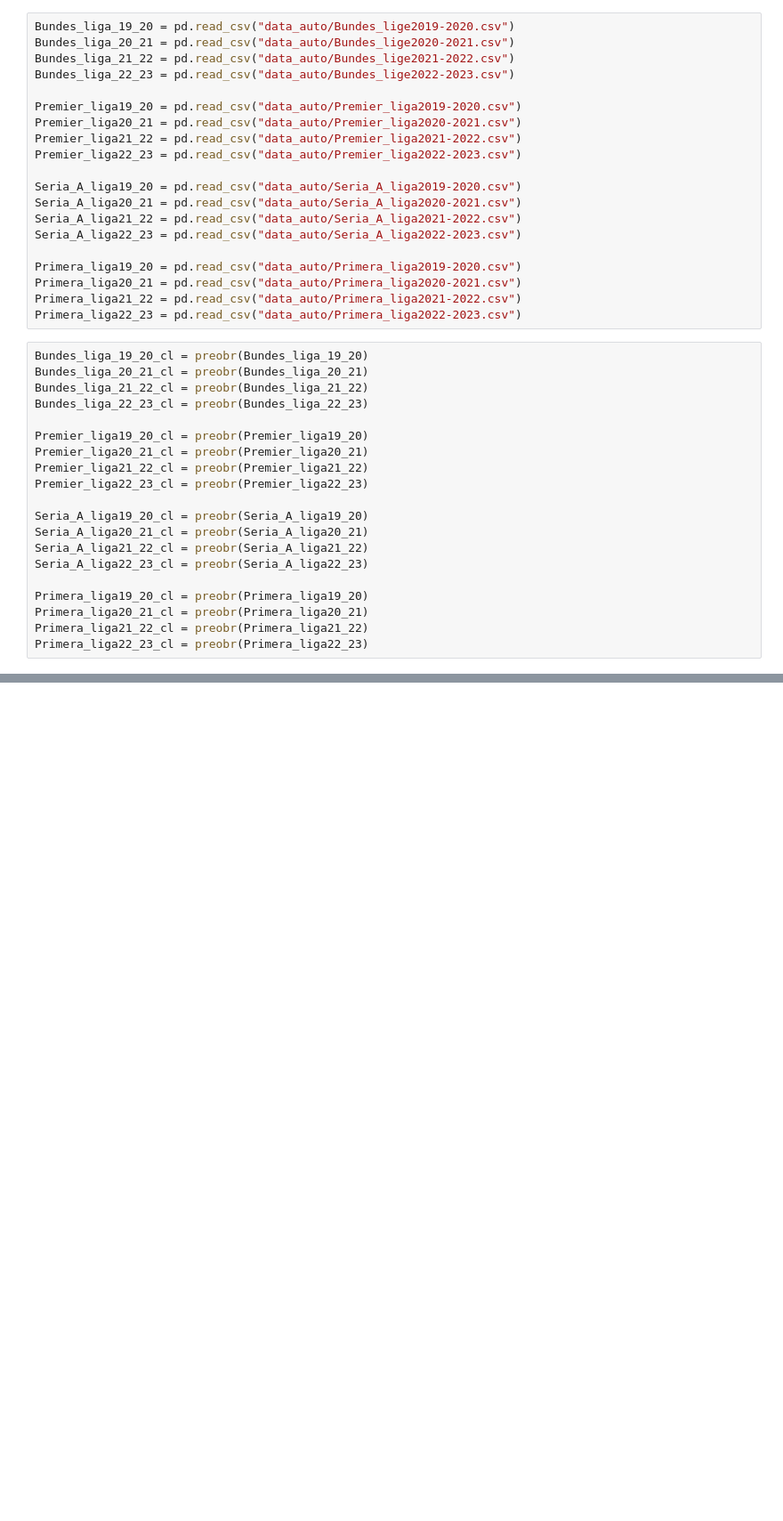
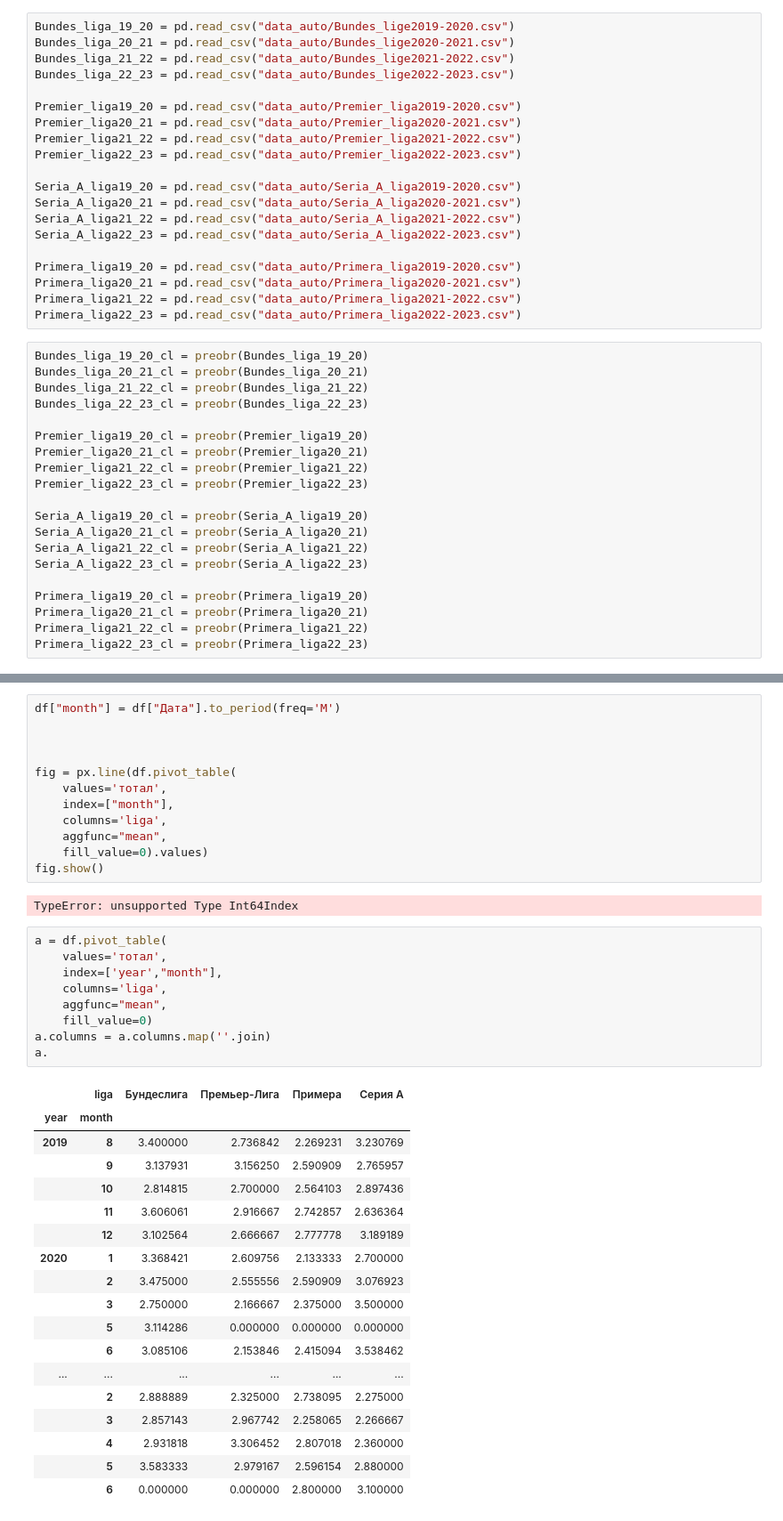
Before and after one commit to stas-as/Konspect-all, a Jupyter notebook: project/project_1X/parsing_2.0/proverka_1.0.ipynb, the cells around one changed output, grey strips where cells are left out. Shown at 89% size. Cells and saved outputs as stored; diff of their text form; blank space fills up the shorter version.

```diff
--- a/project/project_1X/parsing_2.0/proverka_1.0.ipynb
+++ b/project/project_1X/parsing_2.0/proverka_1.0.ipynb
@@ -402,0 +250,42 @@ len([0,1,3,0,0,1,1,3,3,1,3,0,1,0,3])
+# %%
+df["month"] = df["Дата"].to_period(freq='M')
+
+
+
+fig = px.line(df.pivot_table(
+    values='тотал',
+    index=["month"],
+    columns='liga',
+    aggfunc="mean",
+    fill_value=0).values)
+fig.show()
+# %% [output]
+TypeError: unsupported Type Int64Index
+# %%
+a = df.pivot_table(
+    values='тотал',
+    index=['year',"month"],
+    columns='liga',
+    aggfunc="mean",
+    fill_value=0)
+a.columns = a.columns.map(''.join)
+a.
+# %% [output]
+|  | liga | Бундеслига | Премьер-Лига | Примера | Серия А |
+| year | month |  |  |  |  |
+| 2019 | 8 | 3.400000 | 2.736842 | 2.269231 | 3.230769 |
+|  | 9 | 3.137931 | 3.156250 | 2.590909 | 2.765957 |
+|  | 10 | 2.814815 | 2.700000 | 2.564103 | 2.897436 |
+|  | 11 | 3.606061 | 2.916667 | 2.742857 | 2.636364 |
+|  | 12 | 3.102564 | 2.666667 | 2.777778 | 3.189189 |
+| 2020 | 1 | 3.368421 | 2.609756 | 2.133333 | 2.700000 |
+|  | 2 | 3.475000 | 2.555556 | 2.590909 | 3.076923 |
+|  | 3 | 2.750000 | 2.166667 | 2.375000 | 3.500000 |
+|  | 5 | 3.114286 | 0.000000 | 0.000000 | 0.000000 |
+|  | 6 | 3.085106 | 2.153846 | 2.415094 | 3.538462 |
+| ... | ... | ... | ... | ... | ... |
+|  | 2 | 2.888889 | 2.325000 | 2.738095 | 2.275000 |
+|  | 3 | 2.857143 | 2.967742 | 2.258065 | 2.266667 |
+|  | 4 | 2.931818 | 3.306452 | 2.807018 | 2.360000 |
+|  | 5 | 3.583333 | 2.979167 | 2.596154 | 2.880000 |
+|  | 6 | 0.000000 | 0.000000 | 2.800000 | 3.100000 |
```
Also changed, not shown: parts of 9 cells of this notebook, 1 other file.
